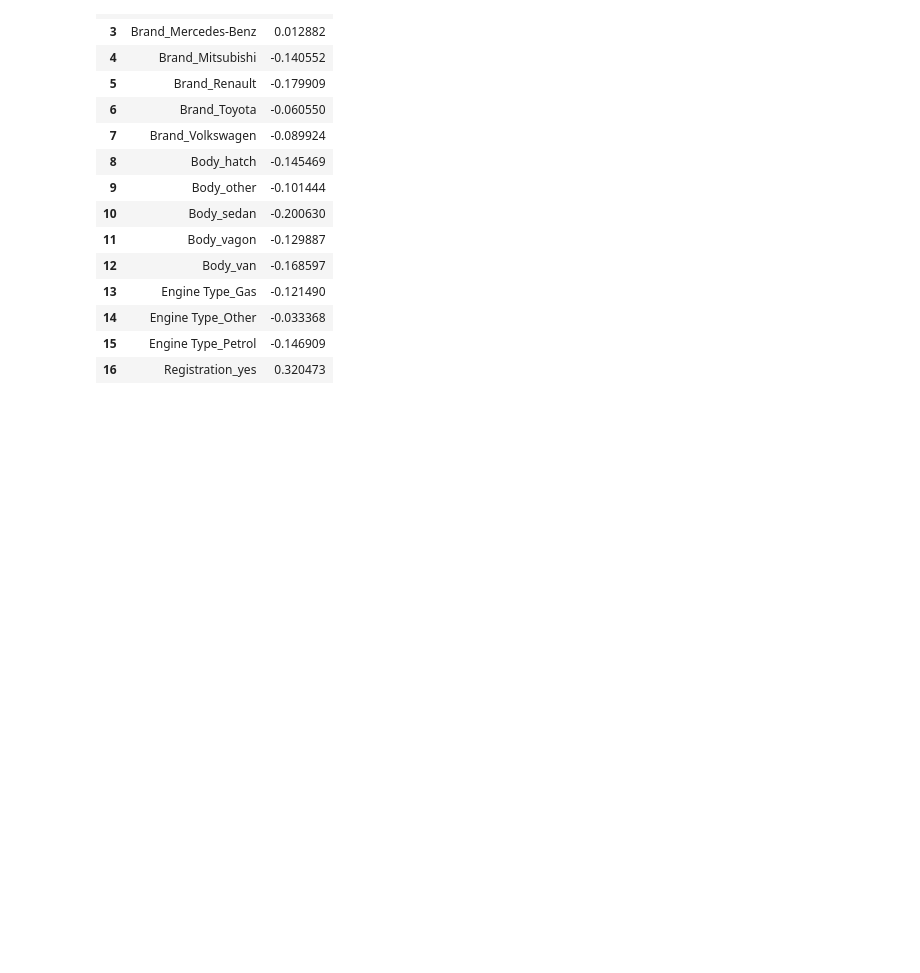
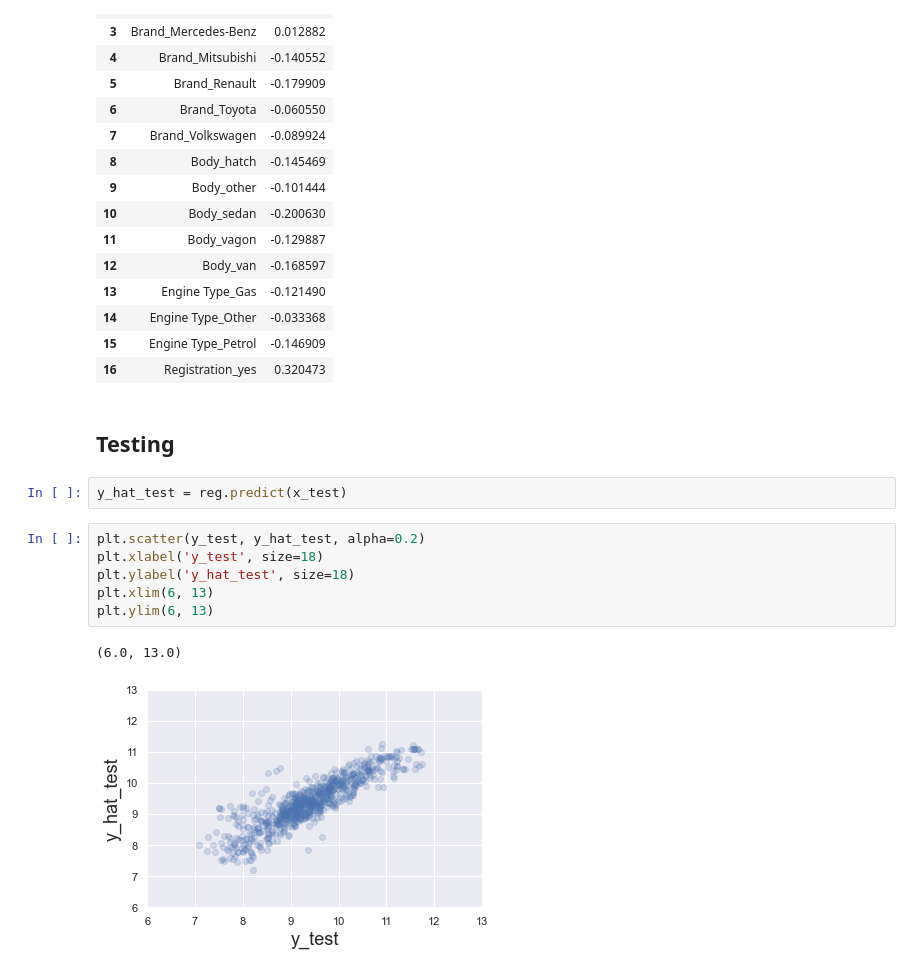
Before and after one commit to ShayanJul/DataScience, a Jupyter notebook: practical example linear regression.ipynb, the cells around one changed output. Drawn from its saved outputs; the diff is of its cells as text; blank space fills up the shorter version.

```diff
--- a/practical example linear regression.ipynb
+++ b/practical example linear regression.ipynb
@@ -394,3 +394,16 @@ reg_summary
 | 14 | Engine Type_Other | -0.033368 |
 | 15 | Engine Type_Petrol | -0.146909 |
 | 16 | Registration_yes | 0.320473 |
+# %% [markdown]
+## Testing
+# %%
+y_hat_test = reg.predict(x_test)
+# %%
+plt.scatter(y_test, y_hat_test, alpha=0.2)
+plt.xlabel('y_test', size=18)
+plt.ylabel('y_hat_test', size=18)
+plt.xlim(6, 13)
+plt.ylim(6, 13)
+# %% [output]
+(6.0, 13.0)
+[figure, added]
```
Also changed, not shown: parts of 9 cells of this notebook.
